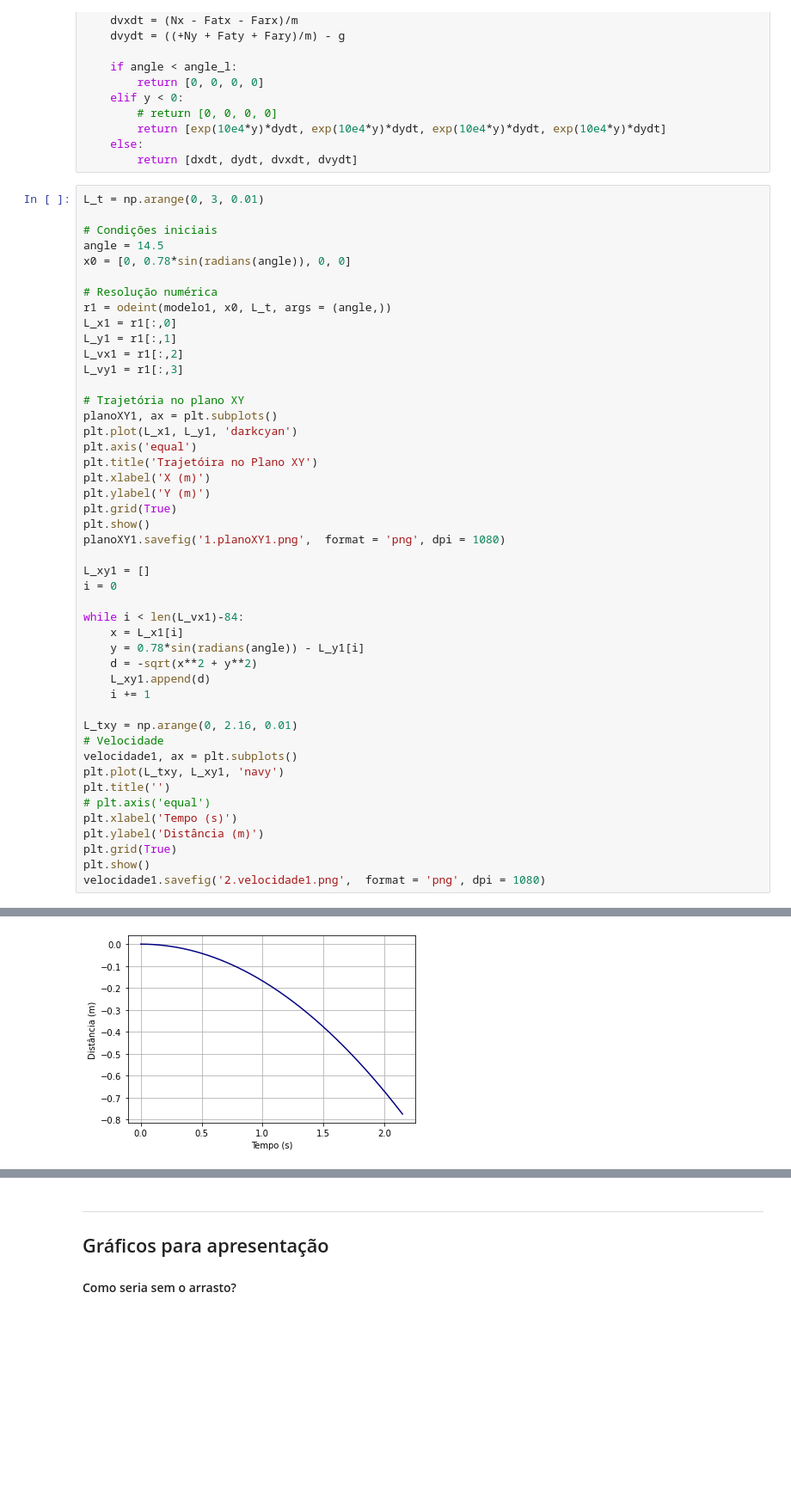
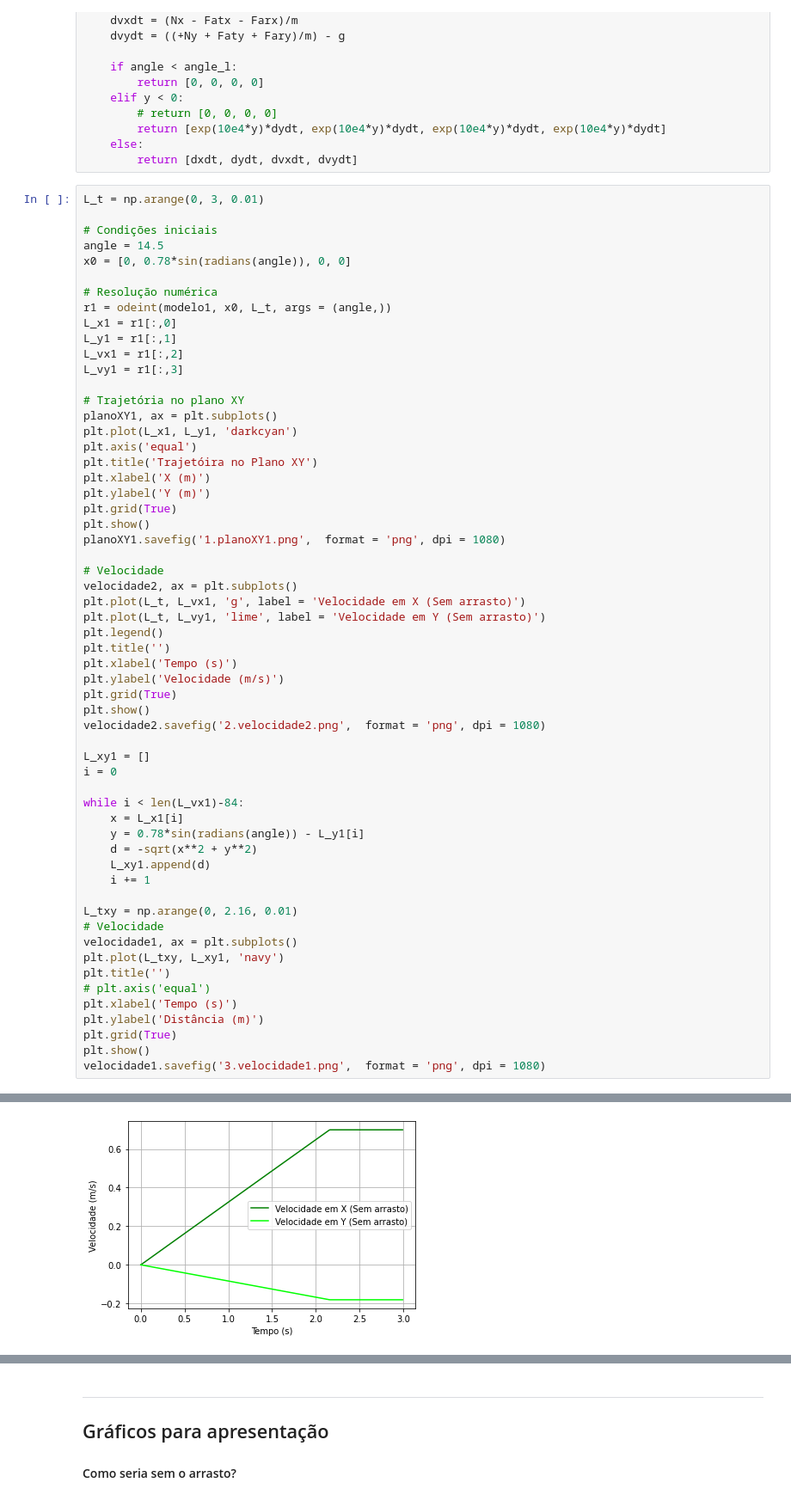
Before and after one commit to pedroivoal/Modsim-P3, a Jupyter notebook: Implementação/modelo.ipynb, the cells around one changed output, grey strips where cells are left out. Shown at 86% size. Saved outputs shown, nothing was run; the diff lists cells and outputs as text; blank space fills up the shorter version.

```diff
--- a/Implementação/modelo.ipynb
+++ b/Implementação/modelo.ipynb
@@ -96,32 +96,44 @@ plt.plot(L_x1, L_y1, 'darkcyan')
 plt.axis('equal')
 plt.title('Trajetóira no Plano XY')
 plt.xlabel('X (m)')
 plt.ylabel('Y (m)')
 plt.grid(True)
 plt.show()
 planoXY1.savefig('1.planoXY1.png',  format = 'png', dpi = 1080)
 
+# Velocidade
+velocidade2, ax = plt.subplots()
+plt.plot(L_t, L_vx1, 'g', label = 'Velocidade em X (Sem arrasto)')
+plt.plot(L_t, L_vy1, 'lime', label = 'Velocidade em Y (Sem arrasto)')
+plt.legend()
+plt.title('')
+plt.xlabel('Tempo (s)')
+plt.ylabel('Velocidade (m/s)')
+plt.grid(True)
+plt.show()
+velocidade2.savefig('2.velocidade2.png',  format = 'png', dpi = 1080)
+
 L_xy1 = []
 i = 0
 
 while i < len(L_vx1)-84:
     x = L_x1[i]
     y = 0.78*sin(radians(angle)) - L_y1[i]
     d = -sqrt(x**2 + y**2)
     L_xy1.append(d)
     i += 1
 
 L_txy = np.arange(0, 2.16, 0.01)
 # Velocidade
 velocidade1, ax = plt.subplots()
 plt.plot(L_txy, L_xy1, 'navy')
 plt.title('')
 # plt.axis('equal')
 plt.xlabel('Tempo (s)')
 plt.ylabel('Distância (m)')
 plt.grid(True)
 plt.show()
-velocidade1.savefig('2.velocidade1.png',  format = 'png', dpi = 1080)
+velocidade1.savefig('3.velocidade1.png',  format = 'png', dpi = 1080)
 # %% [output]
 [figure]
-[figure, old version]
+[figure, new version]
```
Also changed, not shown: parts of 4 cells of this notebook, 15 other files.
